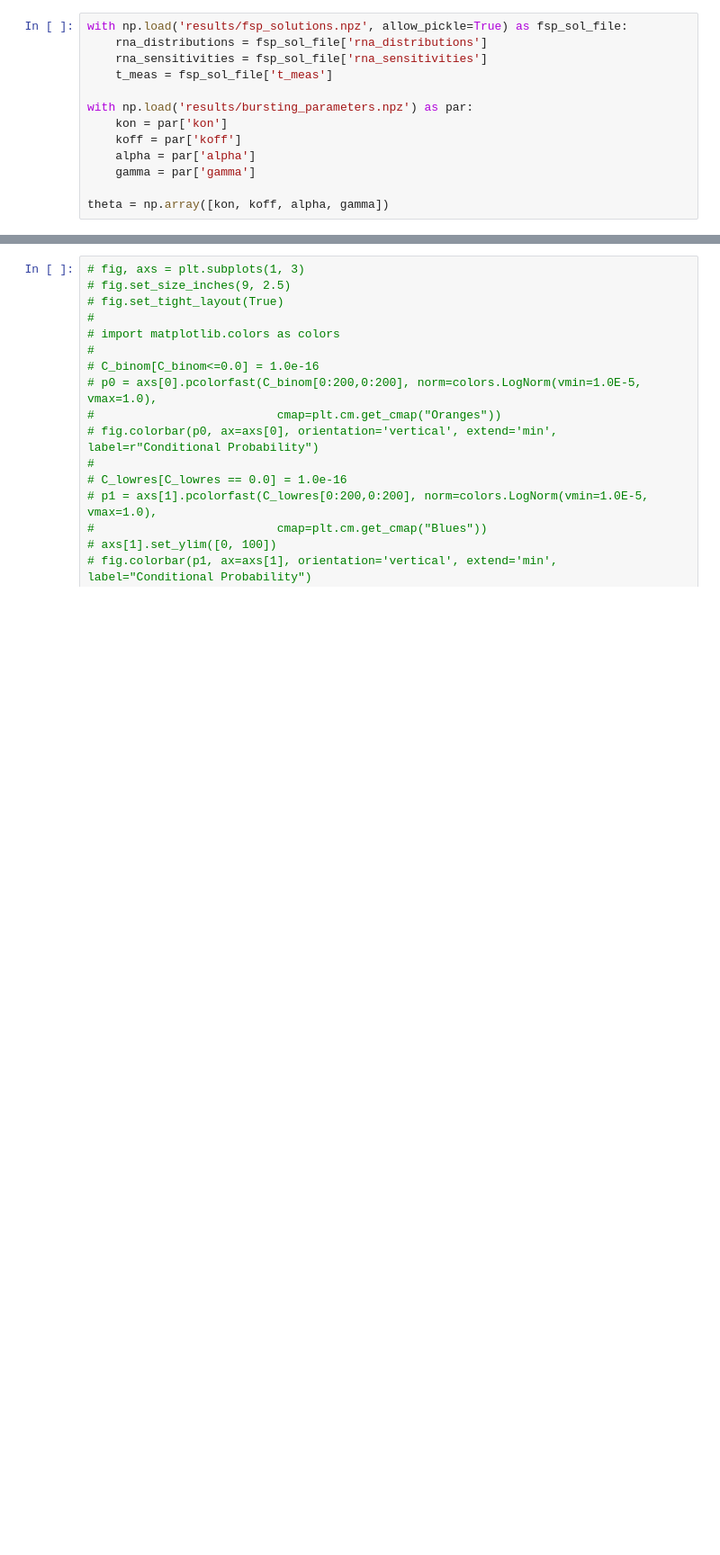
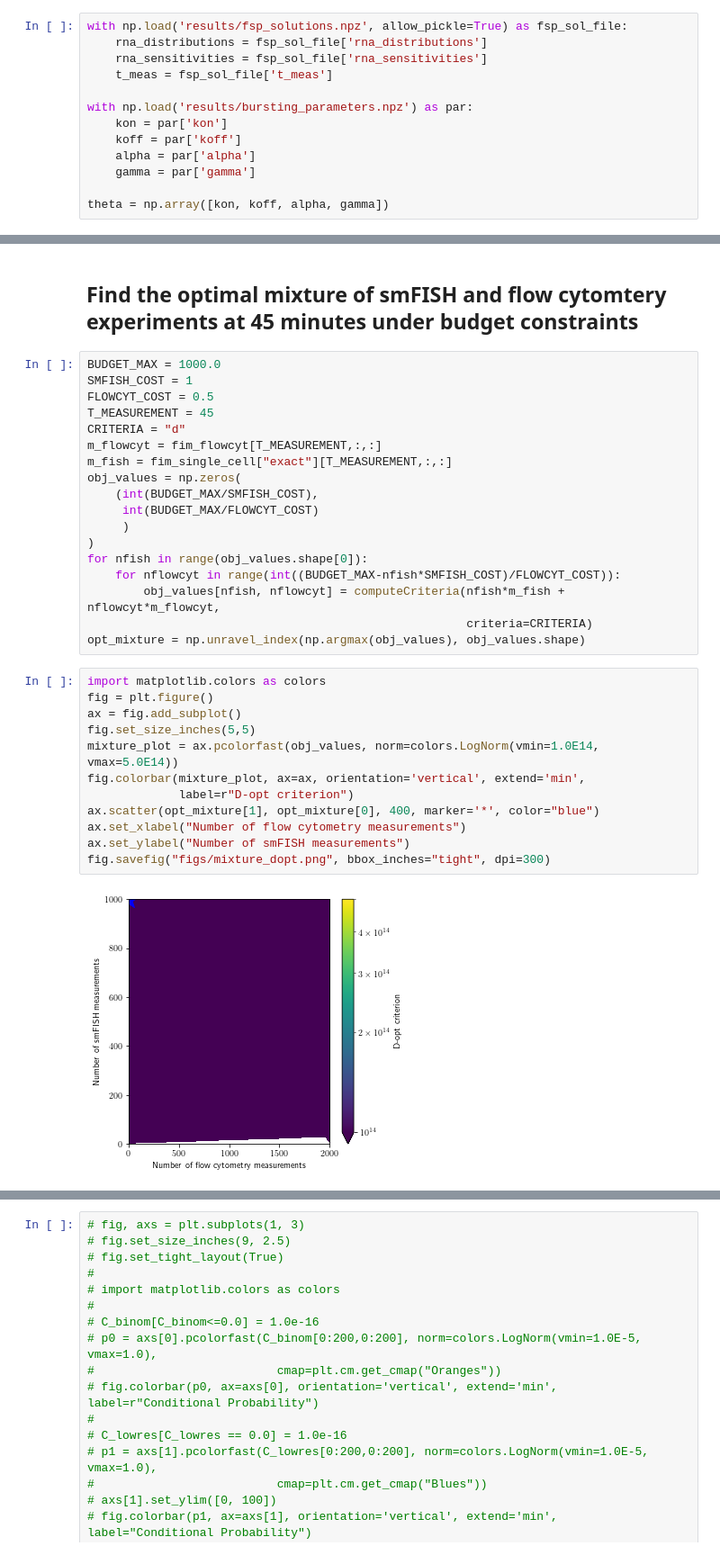
Before and after one commit to voduchuy/NoisyMeasurementFIM, a Jupyter notebook: bursting_gene/bursting_gene_plots.ipynb, the cells around one changed output, grey strips where cells are left out. Shown at 90% size. Drawn from its saved outputs; the diff is of its cells as text; blank space fills up the shorter version.

```diff
--- a/bursting_gene/bursting_gene_plots.ipynb
+++ b/bursting_gene/bursting_gene_plots.ipynb
@@ -168,0 +157,34 @@ fig.savefig('figs/fim_dopt.pdf', bbox_inches='tight')
+# %% [markdown]
+## Find the optimal mixture of smFISH and flow cytomtery experiments at 45 minutes under budget constraints
+# %%
+BUDGET_MAX = 1000.0
+SMFISH_COST = 1
+FLOWCYT_COST = 0.5
+T_MEASUREMENT = 45
+CRITERIA = "d"
+m_flowcyt = fim_flowcyt[T_MEASUREMENT,:,:]
+m_fish = fim_single_cell["exact"][T_MEASUREMENT,:,:]
+obj_values = np.zeros(
+    (int(BUDGET_MAX/SMFISH_COST),
+     int(BUDGET_MAX/FLOWCYT_COST)
+     )
+)
+for nfish in range(obj_values.shape[0]):
+    for nflowcyt in range(int((BUDGET_MAX-nfish*SMFISH_COST)/FLOWCYT_COST)):
+        obj_values[nfish, nflowcyt] = computeCriteria(nfish*m_fish + nflowcyt*m_flowcyt,
+                                                      criteria=CRITERIA)
+opt_mixture = np.unravel_index(np.argmax(obj_values), obj_values.shape)
+# %%
+import matplotlib.colors as colors
+fig = plt.figure()
+ax = fig.add_subplot()
+fig.set_size_inches(5,5)
+mixture_plot = ax.pcolorfast(obj_values, norm=colors.LogNorm(vmin=1.0E14, vmax=5.0E14))
+fig.colorbar(mixture_plot, ax=ax, orientation='vertical', extend='min',
+             label=r"D-opt criterion")
+ax.scatter(opt_mixture[1], opt_mixture[0], 400, marker='*', color="blue")
+ax.set_xlabel("Number of flow cytometry measurements")
+ax.set_ylabel("Number of smFISH measurements")
+fig.savefig("figs/mixture_dopt.png", bbox_inches="tight", dpi=300)
+# %% [output]
+[figure, added]
```
Also changed, not shown: parts of 13 cells of this notebook, 5 other files.
